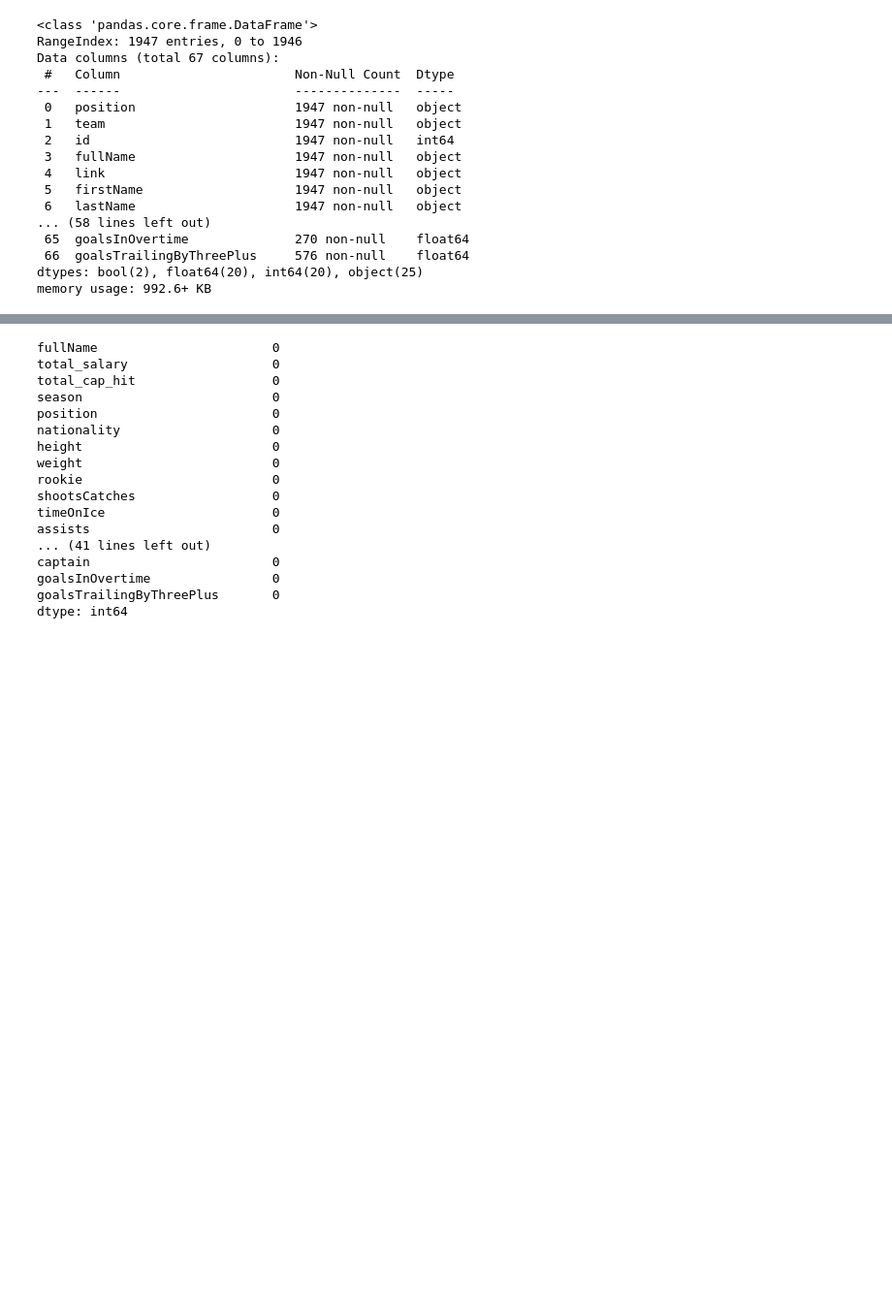
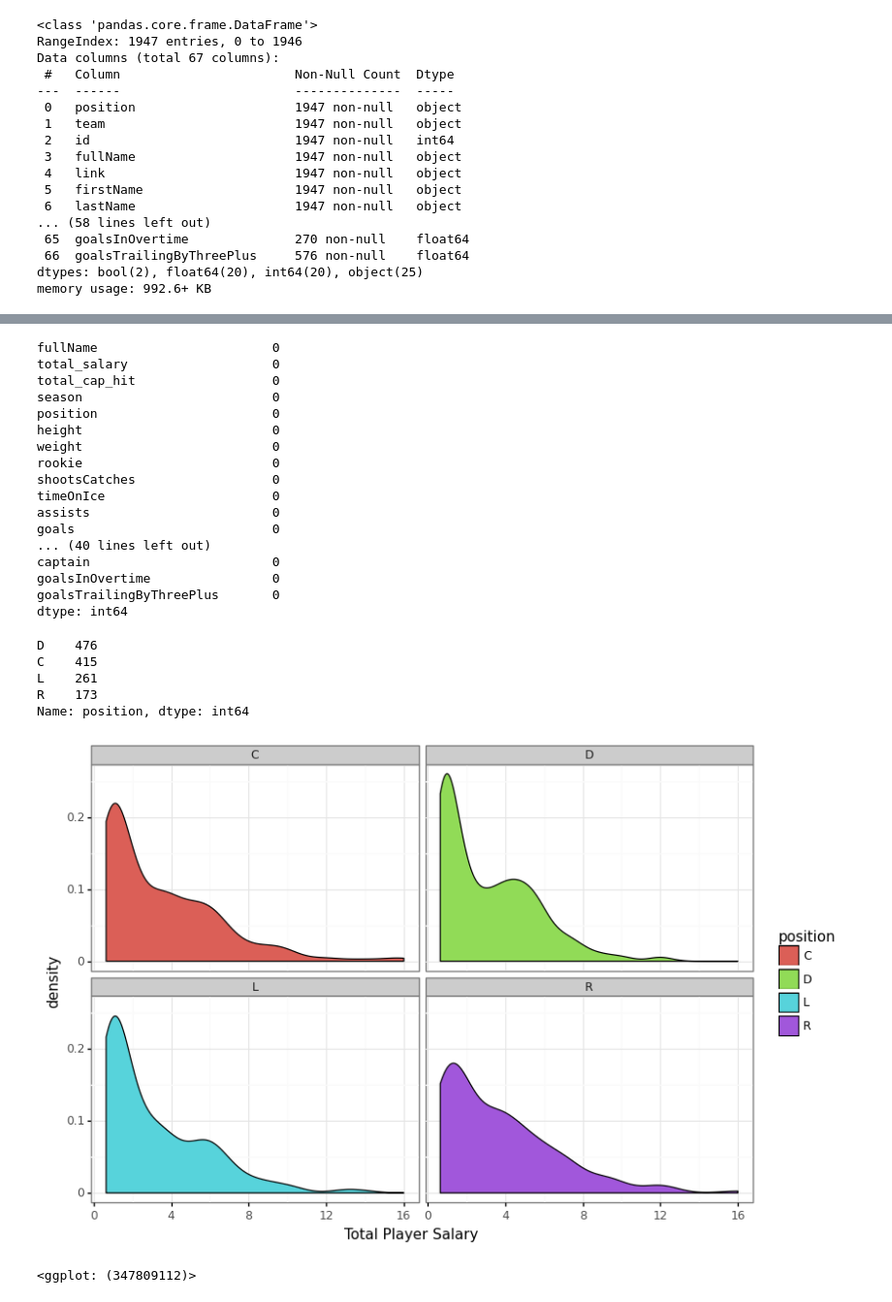
Before and after one commit to sjacobson94/COMP4449, a Jupyter notebook: midterm_project/analysis.ipynb, the cells around one changed output, grey strips where cells are left out. Shown at 97% size. Cells and saved outputs as stored; diff of their text form; code cells hidden in the pictures; blank space fills up the shorter version.

```diff
--- a/midterm_project/analysis.ipynb
+++ b/midterm_project/analysis.ipynb
@@ -305,21 +263,21 @@ player_full = pd.merge(
 # %%
 # checking for nulls one last time
 # all clear!
-test.isnull().sum()
+player_full.isnull().sum()
 # %% [output]
 fullName                       0
 total_salary                   0
 total_cap_hit                  0
 season                         0
 position                       0
-nationality                    0
 height                         0
 weight                         0
 rookie                         0
 shootsCatches                  0
 timeOnIce                      0
 assists                        0
-... (41 lines left out)
+goals                          0
+... (40 lines left out)
 captain                        0
 goalsInOvertime                0
 goalsTrailingByThreePlus       0
@@ -328,0 +285,21 @@ player
+# %%
+player_full.position.value_counts()
+# %% [output]
+D    476
+C    415
+L    261
+R    173
+Name: position, dtype: int64
+# %%
+plotnine.options.figure_size = (9, 6)
+
+(
+ggplot(data = player_full, mapping = aes(x = "total_salary", fill = "position")) +
+    geom_density() +
+    theme_bw() +
+    labs(x = "Total Player Salary") +
+    facet_wrap(" ~ position")
+)
+# %% [output]
+[figure, added]
+<ggplot: (347809112)>
```
Also changed, not shown: parts of 45 cells of this notebook, 1 other file.
